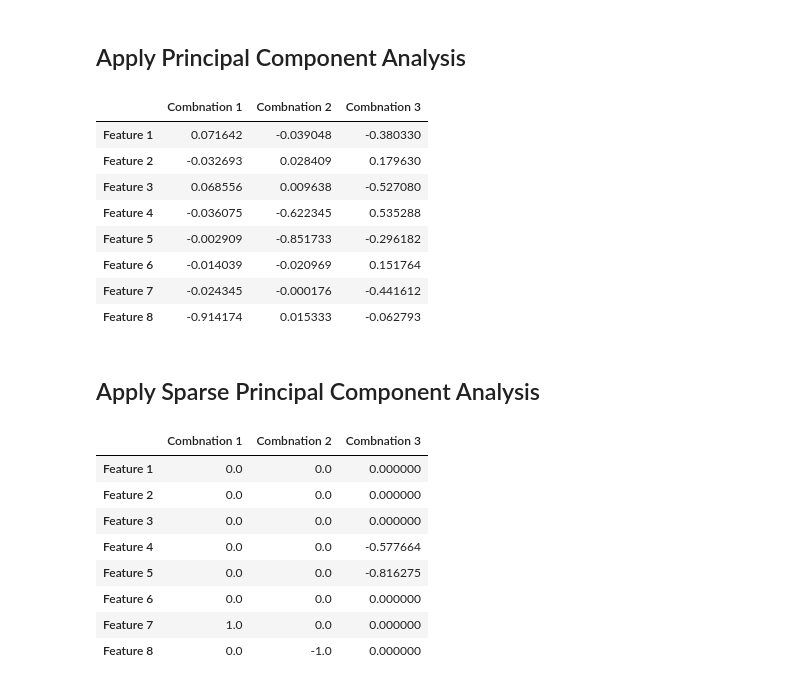
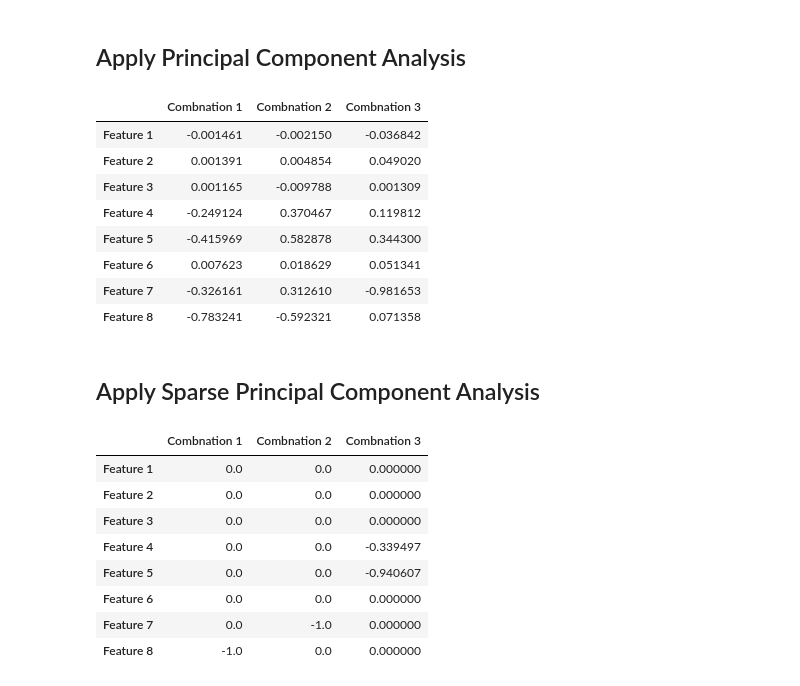
Before and after one commit to neuro-ml/edr-gp, a Jupyter notebook: examples/sPCAvsPCA.ipynb, the cells around one changed output. Drawn from its saved outputs; the diff is of its cells as text; code cells hidden in the pictures.

```diff
--- a/examples/sPCAvsPCA.ipynb
+++ b/examples/sPCAvsPCA.ipynb
@@ -47,40 +47,42 @@ pd.DataFrame(regression.norm(B), index=index, columns=columns)
 # %% [markdown]
 ## Apply Principal Component Analysis
 # %%
-from sklearn.decomposition import PCA, SparsePCA
-from edrgp.regression import GaussianProcessRegressor
-from edrgp.edr import EffectiveDimensionalityReduction
+from sklearn.decomposition import SparsePCA
+from edrgp.utils import CustomPCA
+from edrgp.gp_model import GaussianProcessRegressor
+from edrgp import EffectiveDimensionalityReduction
 PCA_edr = EffectiveDimensionalityReduction(GaussianProcessRegressor(),
-                                           PCA(n_components=3), normalize=True)
+                                           CustomPCA(), n_components=3,
+                                           normalize=True)
 PCA_edr.fit(X, y)
 
 pd.DataFrame(PCA_edr.components_.T, index=index, columns=columns)
 # %% [output]
 |  | Combnation 1 | Combnation 2 | Combnation 3 |
-| Feature 1 | 0.071642 | -0.039048 | -0.380330 |
-| Feature 2 | -0.032693 | 0.028409 | 0.179630 |
-| Feature 3 | 0.068556 | 0.009638 | -0.527080 |
-| Feature 4 | -0.036075 | -0.622345 | 0.535288 |
-| Feature 5 | -0.002909 | -0.851733 | -0.296182 |
-| Feature 6 | -0.014039 | -0.020969 | 0.151764 |
-| Feature 7 | -0.024345 | -0.000176 | -0.441612 |
-| Feature 8 | -0.914174 | 0.015333 | -0.062793 |
+| Feature 1 | -0.001461 | -0.002150 | -0.036842 |
+| Feature 2 | 0.001391 | 0.004854 | 0.049020 |
+| Feature 3 | 0.001165 | -0.009788 | 0.001309 |
+| Feature 4 | -0.249124 | 0.370467 | 0.119812 |
+| Feature 5 | -0.415969 | 0.582878 | 0.344300 |
+| Feature 6 | 0.007623 | 0.018629 | 0.051341 |
+| Feature 7 | -0.326161 | 0.312610 | -0.981653 |
+| Feature 8 | -0.783241 | -0.592321 | 0.071358 |
 # %% [markdown]
 ## Apply Sparse Principal Component Analysis
 # %%
 sPCA_edr = EffectiveDimensionalityReduction(GaussianProcessRegressor(),
-                                            SparsePCA(n_components=3, alpha=1),
+                                            CustomPCA(),
                                             normalize=True)
 sPCA_edr.fit(X, y)
-
-pd.DataFrame(regression.norm(sPCA_edr.components_.T), index=index, columns=columns)
+sPCA_edr.refit(SparsePCA(n_components=3, alpha=1))
+pd.DataFrame(regression.norm(sPCA_edr.refit_components_.T), index=index, columns=columns)
 # %% [output]
 |  | Combnation 1 | Combnation 2 | Combnation 3 |
 | Feature 1 | 0.0 | 0.0 | 0.000000 |
 | Feature 2 | 0.0 | 0.0 | 0.000000 |
 | Feature 3 | 0.0 | 0.0 | 0.000000 |
-| Feature 4 | 0.0 | 0.0 | -0.577664 |
-| Feature 5 | 0.0 | 0.0 | -0.816275 |
+| Feature 4 | 0.0 | 0.0 | -0.339497 |
+| Feature 5 | 0.0 | 0.0 | -0.940607 |
 | Feature 6 | 0.0 | 0.0 | 0.000000 |
-| Feature 7 | 1.0 | 0.0 | 0.000000 |
-| Feature 8 | 0.0 | -1.0 | 0.000000 |
+| Feature 7 | 0.0 | -1.0 | 0.000000 |
+| Feature 8 | -1.0 | 0.0 | 0.000000 |
```
Also changed, not shown: parts of 2 cells of this notebook, 3 other files.
